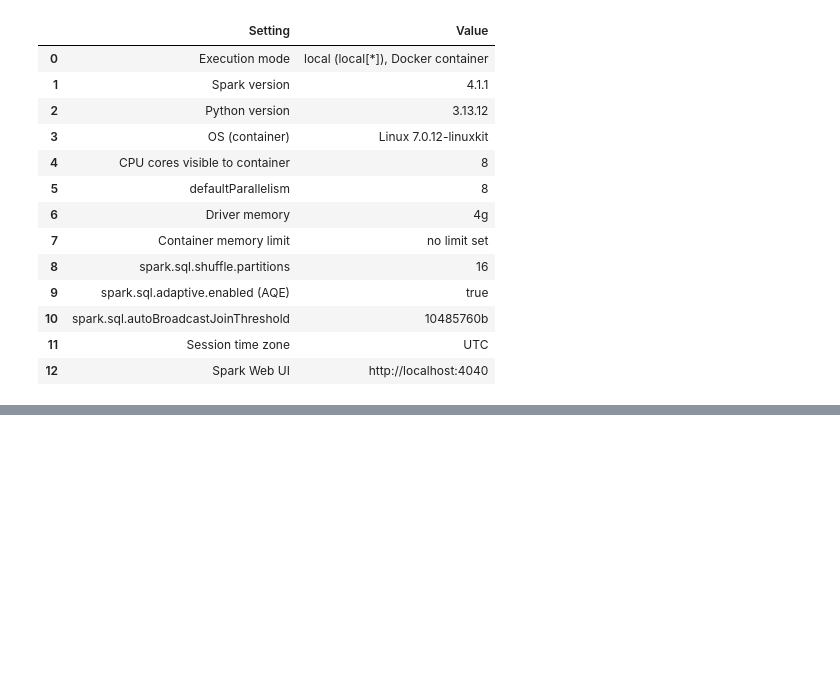
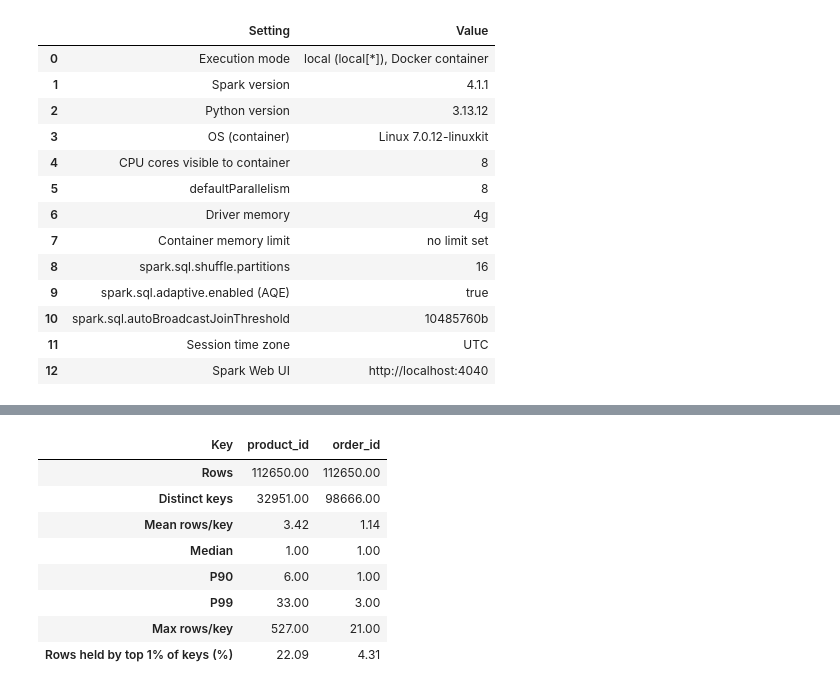
Before and after one commit to ndec0001-max/ITO5202, a Jupyter notebook: assessment1.ipynb, the cells around one changed output, grey strips where cells are left out. Cells and saved outputs as stored; diff of their text form; code cells hidden in the pictures; blank space fills up the shorter version.

```diff
--- a/assessment1.ipynb
+++ b/assessment1.ipynb
@@ -134,0 +518,38 @@ pd.DataFrame(env.items(), columns=["Setting", "Value"])
+# %%
+# ---------------------------------------------------------------
+# Rows per key: Determine concentrated is each candidate key
+# ---------------------------------------------------------------
+def key_frequency_summary(df, key):
+    freq = df.groupBy(key).count()          # rows per distinct key value
+    total = df.count()
+    n_keys = freq.count()
+    top_1pct = max(1, n_keys // 100)        # number of keys in the top 1%
+    top_share = (freq.orderBy(F.desc("count"))
+                     .limit(top_1pct)
+                     .agg(F.sum("count"))
+                     .first()[0])
+    # Exact percentiles of rows-per-key (0.0 = no approximation error)
+    q = freq.approxQuantile("count", [0.5, 0.9, 0.99], 0.0)
+    stats = freq.agg(F.max("count"), F.avg("count")).first()
+    return {
+        "Key": key,
+        "Rows": total,
+        "Distinct keys": n_keys,
+        "Mean rows/key": round(stats[1], 2),
+        "Median": q[0], "P90": q[1], "P99": q[2],
+        "Max rows/key": stats[0],
+        "Rows held by top 1% of keys (%)": round(100 * top_share / total, 2),
+    }
+
+pd.DataFrame([key_frequency_summary(order_items_df, "product_id"),
+              key_frequency_summary(order_items_df, "order_id")]).set_index("Key").T
+# %% [output]
+| Key | product_id | order_id |
+| Rows | 112650.00 | 112650.00 |
+| Distinct keys | 32951.00 | 98666.00 |
+| Mean rows/key | 3.42 | 1.14 |
+| Median | 1.00 | 1.00 |
+| P90 | 6.00 | 1.00 |
+| P99 | 33.00 | 3.00 |
+| Max rows/key | 527.00 | 21.00 |
+| Rows held by top 1% of keys (%) | 22.09 | 4.31 |
```
Also changed, not shown: parts of 14 cells of this notebook.
